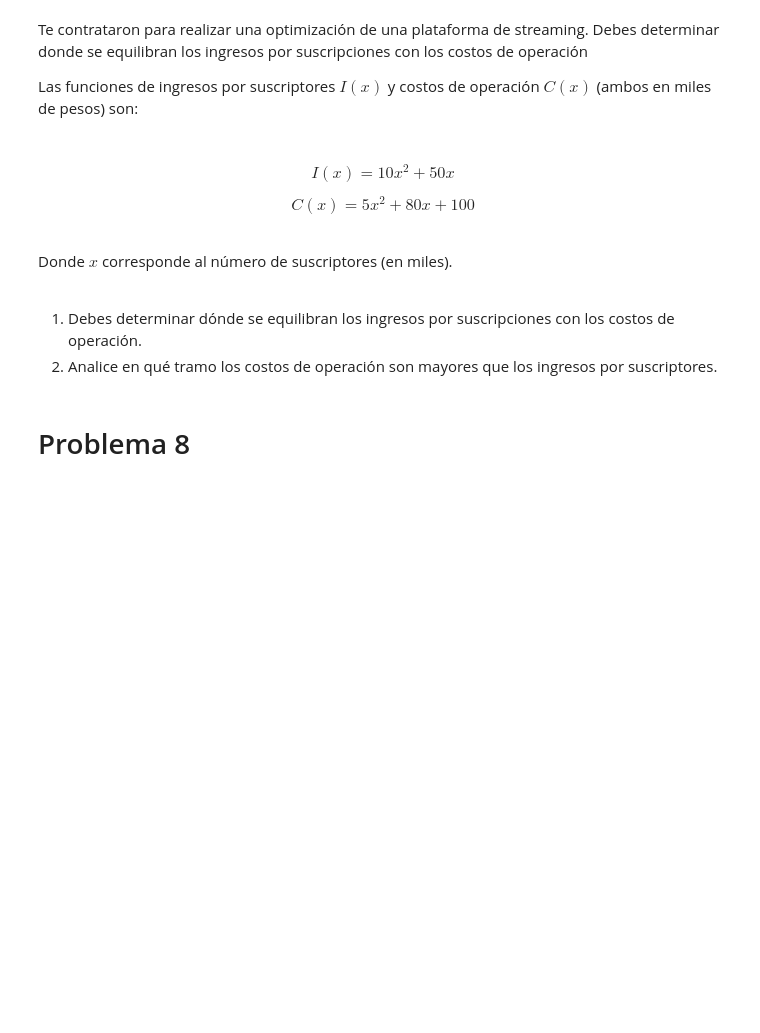
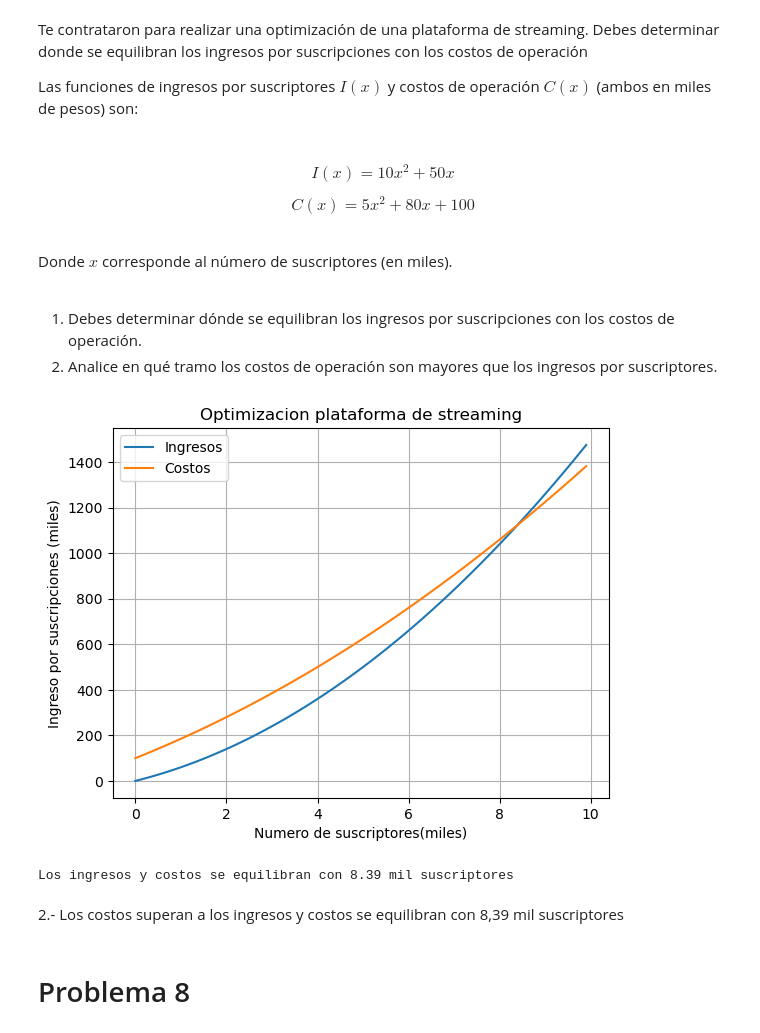
Before and after one commit to benjitax777/matematica, a Jupyter notebook: G3_Aplicaciones_de_funciones.ipynb, the cells around one changed output. Cells and saved outputs as stored; diff of their text form; code cells hidden in the pictures; blank space fills up the shorter version.

```diff
--- a/G3_Aplicaciones_de_funciones.ipynb
+++ b/G3_Aplicaciones_de_funciones.ipynb
@@ -268,6 +268,34 @@ Donde $x$ corresponde al número de suscriptores (en miles).
 
 1. Debes determinar dónde se equilibran los ingresos por suscripciones con los costos de operación.
 2. Analice en qué tramo los costos de operación son mayores que los ingresos por suscriptores.
+# %%
+def I(x):
+    return 10*x**2+50*x
+def C(x):
+    return 5*x**2+80*x+100
+
+
+x = np.arange(0, 10, 0.1)
+plt.plot(x, I(x), label = 'Ingresos')
+plt.plot(x, C(x), label = 'Costos')
+plt.title('Optimizacion plataforma de streaming')
+plt.ylabel('Ingreso por suscripciones (miles)')
+plt.xlabel('Numero de suscriptores(miles)')
+plt.legend()
+plt.grid(True)
+plt.show()
+# %% [output]
+[figure, added]
+# %%
+def E(x):
+    return I(x)-C(x)
+xo = np.linspace(8, 10, 1)
+solucion = np.round(fsolve(E,xo),2)
+print(f"Los ingresos y costos se equilibran con {solucion[0]} mil suscriptores ")
+# %% [output]
+Los ingresos y costos se equilibran con 8.39 mil suscriptores
+# %% [markdown]
+2.- Los costos superan a los ingresos y costos se equilibran con 8,39 mil suscriptores
 # %% [markdown]
 # Problema 8
 # %% [markdown]
```
Also changed, not shown: parts of 3 cells of this notebook.
